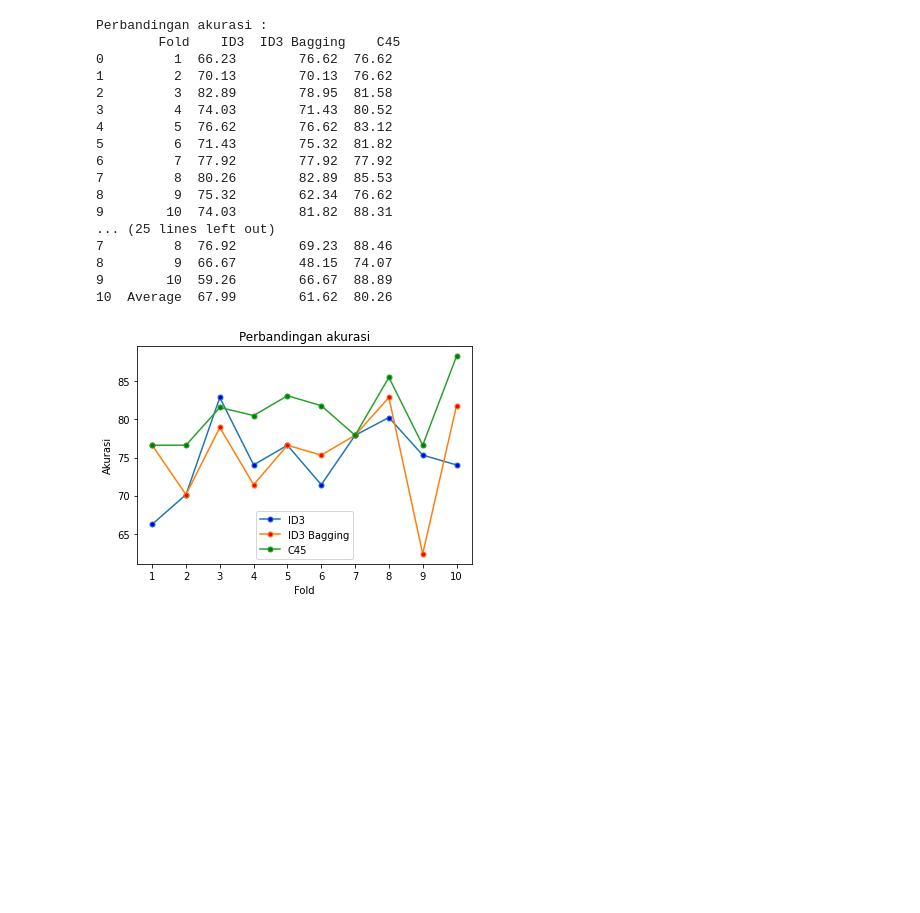
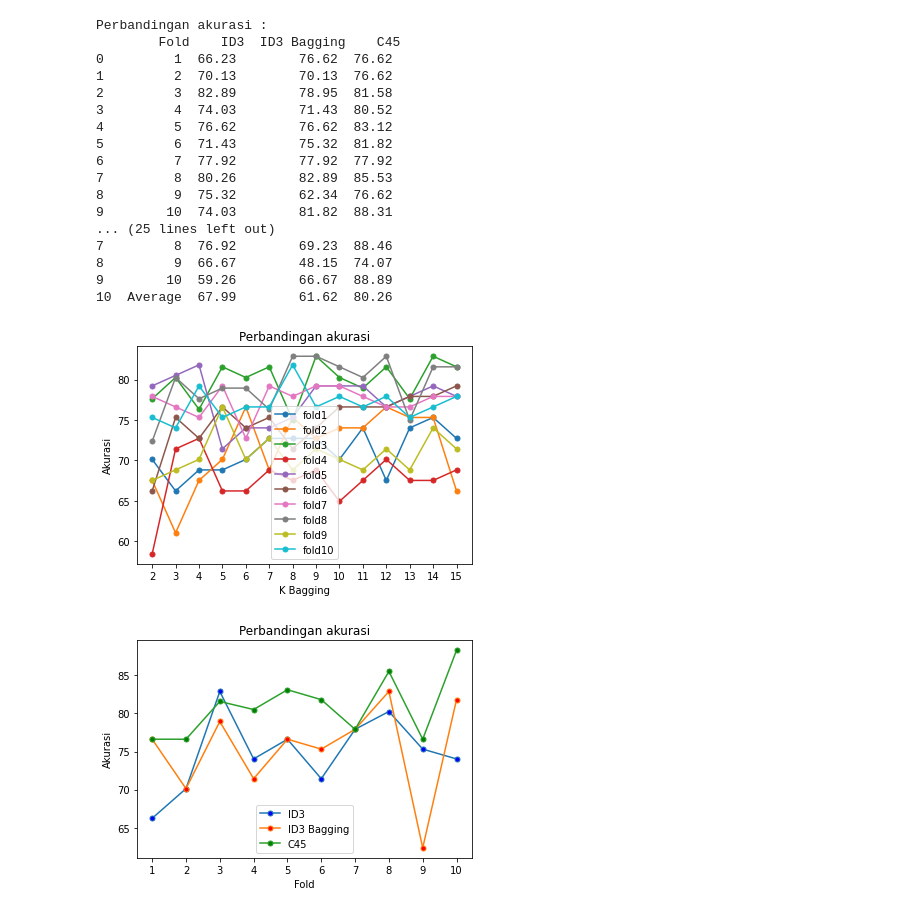
Before and after one commit to 170411100038/Skripsi038, a Jupyter notebook: MainID3_New.ipynb, the cells around one changed output. Drawn from its saved outputs; the diff is of its cells as text; code cells hidden in the pictures; blank space fills up the shorter version.

```diff
--- a/MainID3_New.ipynb
+++ b/MainID3_New.ipynb
@@ -1415,6 +1312,31 @@ Perbandingan akurasi :
 8         9  66.67        48.15  74.07
 9        10  59.26        66.67  88.89
 10  Average  67.99        61.62  80.26
+# %%
+import matplotlib.pyplot as plt
+
+k = [str(i) for i in range(2,16)]
+
+def bagging_akurasi() :
+    for i in range(10):
+        plt.plot(k, akurasi_id3bagging[i], label = "fold"+str(i+1), marker='o',  markersize=5)
+
+    # naming the x axis
+    plt.xlabel('K Bagging')
+    # naming the y axis
+    plt.ylabel('Akurasi')
+    # giving a title to my graph
+    plt.title('Perbandingan akurasi')
+
+    # show a legend on the plot
+    plt.legend()
+
+    # function to show the plot
+    plt.show()
+
+bagging_akurasi()
+# %% [output]
+[figure, added]
 # %%
 import matplotlib.pyplot as plt
 
```
Also changed, not shown: parts of 9 cells of this notebook, 3 other files.
